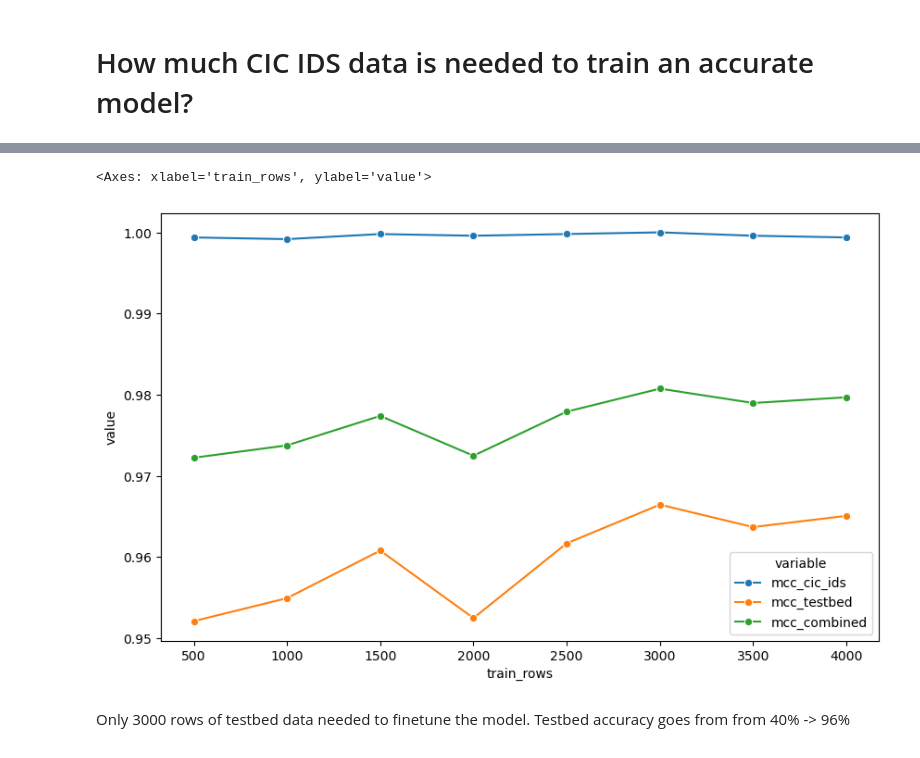
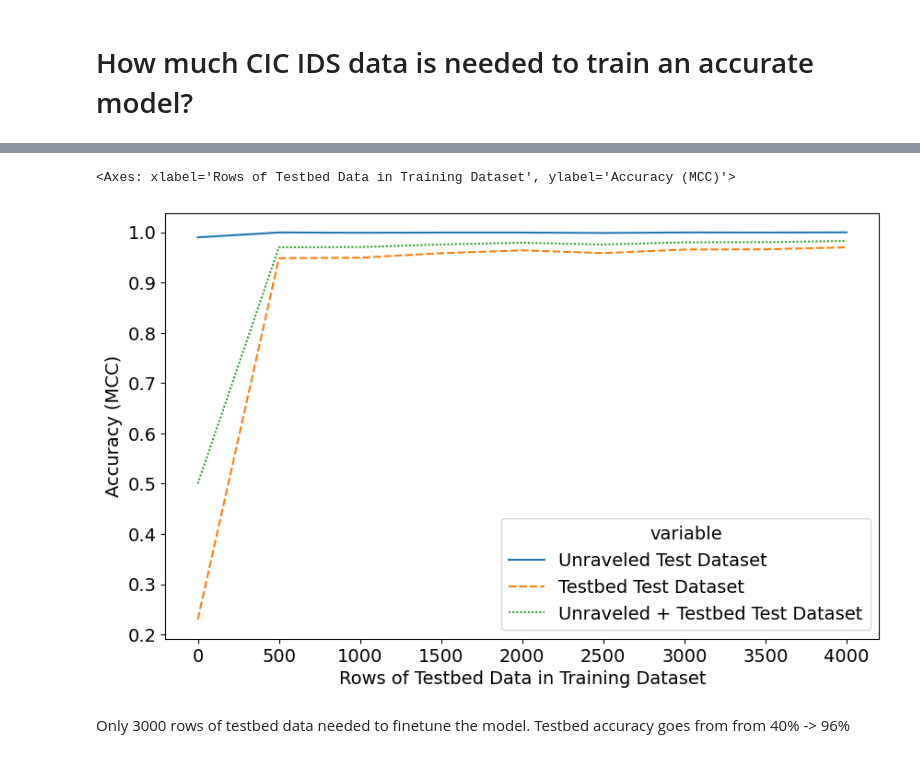
Before and after one commit to navya144/modular_ids_framework, a Jupyter notebook: non_persistent_model.ipynb, the cells around one changed output, grey strips where cells are left out. Cells and saved outputs as stored; diff of their text form; code cells hidden in the pictures.

```diff
--- a/non_persistent_model.ipynb
+++ b/non_persistent_model.ipynb
@@ -67,7 +94,7 @@ array(['DoS Hulk', 'FTP-Patator', 'DoS GoldenEye', 'DoS Slowloris',
 # %% [markdown]
 # Import CIC IDS test, remove unused labels
 # %%
-test_df = pd.read_csv('cic_ids_2017_test.csv')
+test_df = pd.read_csv('TEST_DFs/cic_ids_2017_test.csv')
 
 # postscan overlaps with recon in persistent dataset.
 unused = ['Infiltration - Portscan', 'Portscan', 'BENIGN']
@@ -80,7 +107,7 @@ test_df['Label'].hist()
 # %% [markdown]
 # Testbed test df
 # %%
-testbed_testing = pd.read_csv('testbed_non_persistent_testing.csv')
+testbed_testing = pd.read_csv('TEST_DFs/non_persistent_testbed_test.csv')
 testbed_testing['Label'].unique()
 # %% [output]
 array(['DoS GoldenEye', 'SSH-Patator', 'DDoS', 'DoS Slowhttptest',
@@ -93,16 +120,18 @@ testbed_training = testbed_training.sample(frac=1, random_state=29)
 # %% [markdown]
 # How much CIC IDS data is needed to train an accurate model?
 # %%
-stats = pd.DataFrame(columns=['train_rows', 'mcc', 'accuracy', 'balanced_accuracy', 'testbed_accuracy', 'best_model'])
+stats = pd.DataFrame(columns=['train_rows', 'mcc', 'accuracy', 'balanced_accuracy', 'testbed_accuracy', 'best_model', 'mcc_combined'])
 for train_rows in range(2000, 18000, 2000):
     print(train_rows)
-    predictor = TabularPredictor(label='Label', eval_metric= 'mcc').fit(presets='medium', train_data=train_df[:train_rows], fit_weighted_ensemble=False)
+    predictor = TabularPredictor(label='Label', eval_metric= 'mcc').fit(presets='medium', train_data=train_df[:train_rows], fit_weighted_ensemble=False, included_model_types=['GBM', 'XGB', 'FASTAI', 'RF', 'XT', 'KNN'])
     evaluation = predictor.evaluate(test_df)
     leaderboard = predictor.leaderboard(test_df)
 
+    combined_evaluation = predictor.evaluate(pd.concat([testbed_testing, test_df]))
+
     evaluation_testbed = predictor.evaluate(testbed_testing)
 
-    new_row = {'mcc': evaluation['mcc'], 'accuracy':evaluation['accuracy'], 'train_rows':train_rows, 'balanced_accuracy': evaluation['balanced_accuracy'], 'best_model': leaderboard.iloc[0]['model'], 'testbed_accuracy': evaluation_testbed['accuracy']}
+    new_row = {'mcc': evaluation['mcc'], 'accuracy':evaluation['accuracy'], 'train_rows':train_rows, 'balanced_accuracy': evaluation['balanced_accuracy'], 'best_model': leaderboard.iloc[0]['model'], 'testbed_accuracy': evaluation_testbed['accuracy'], 'mcc_combined': combined_evaluation['mcc']}
     stats.loc[len(stats)] = new_row
     print(stats)
 # %% [output]
@@ -276,10 +325,10 @@ Autogluon trains a very accurate model for cic-ids dataset with very few rows. H
 # %%
 stats = pd.DataFrame(columns=['train_rows', 'mcc_cic_ids', 'mcc_testbed', 'mcc_combined', 'best_model_combined'])
 for train_rows in range(500, 4500, 500):
-    merged_training_df = pd.concat([train_df[:8000], testbed_training[train_df.columns][:train_rows]])
+    merged_training_df = pd.concat([train_df[:10000], testbed_training[train_df.columns][:train_rows]])
     print(train_rows)
     print(len(merged_training_df))
-    predictor = TabularPredictor(label='Label', eval_metric= 'mcc').fit(presets='medium', train_data=merged_training_df, fit_weighted_ensemble=False)
+    predictor = TabularPredictor(label='Label', eval_metric= 'mcc').fit(presets='medium', train_data=merged_training_df, fit_weighted_ensemble=False, included_model_types=['GBM', 'XGB', 'FASTAI', 'RF', 'XT', 'KNN'])
 
     evaluation_cic_ids = predictor.evaluate(test_df)
     evaluation_testbed = predictor.evaluate(testbed_testing)
@@ -430,13 +479,20 @@ Fitting model: KNeighborsDist ...
 # %%
 # Melt the DataFrame to have a long format for Seaborn lineplot
 melted_stats = stats.melt(id_vars='train_rows',
                           value_vars=['mcc_cic_ids', 'mcc_testbed', 'mcc_combined'])
 
+melted_stats = melted_stats.rename(columns={'value': 'Accuracy (MCC)', 'train_rows':'Rows of Testbed Data in Training Dataset'})
+melted_stats = melted_stats.replace({'mcc_cic_ids':'Unraveled Test Dataset', 'mcc_testbed':'Testbed Test Dataset', 'mcc_combined':'Unraveled + Testbed Test Dataset'})
+melted_stats.loc[len(melted_stats)] = {'Rows of Testbed Data in Training Dataset':0, 'variable':'Testbed Test Dataset', 'Accuracy (MCC)':0.23}
+melted_stats.loc[len(melted_stats)] = {'Rows of Testbed Data in Training Dataset':0, 'variable':'Unraveled + Testbed Test Dataset', 'Accuracy (MCC)':0.5}
+melted_stats.loc[len(melted_stats)] = {'Rows of Testbed Data in Training Dataset':0, 'variable':'Unraveled Test Dataset', 'Accuracy (MCC)':0.99}
+
 # Plot using Seaborn
 plt.figure(figsize=(10, 6))
-sns.lineplot(data=melted_stats, x='train_rows', y='value', hue='variable', marker='o')
+sns.lineplot(data=melted_stats, x='Rows of Testbed Data in Training Dataset', y='Accuracy (MCC)', hue='variable',
+             style='variable')
 # %% [output]
-<Axes: xlabel='train_rows', ylabel='value'>
+<Axes: xlabel='Rows of Testbed Data in Training Dataset', ylabel='Accuracy (MCC)'>
-[figure, old version]
+[figure, new version]
 # %% [markdown]
 Only 3000 rows of testbed data needed to finetune the model. Testbed accuracy goes from from 40% -> 96%
```
Also changed, not shown: parts of 16 cells of this notebook, 1 other file.
